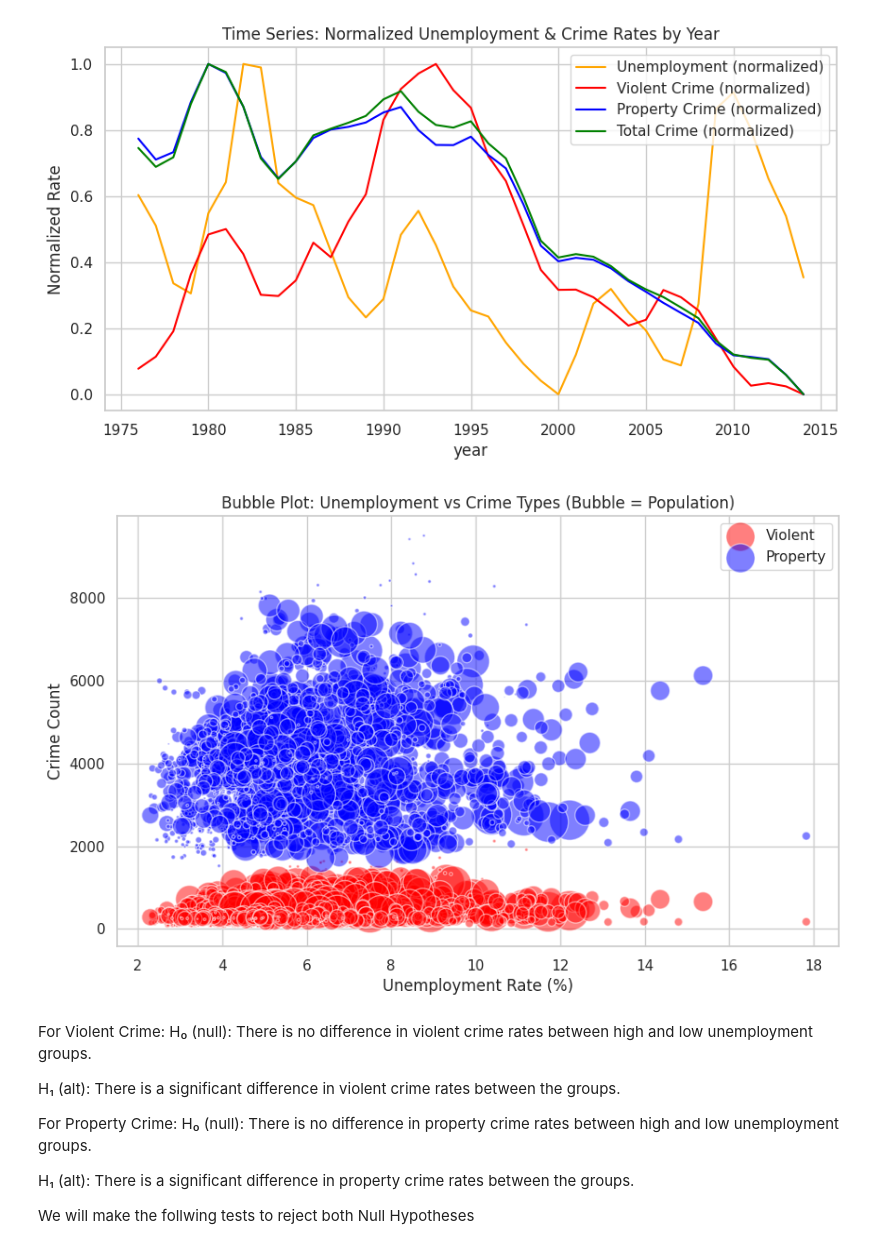
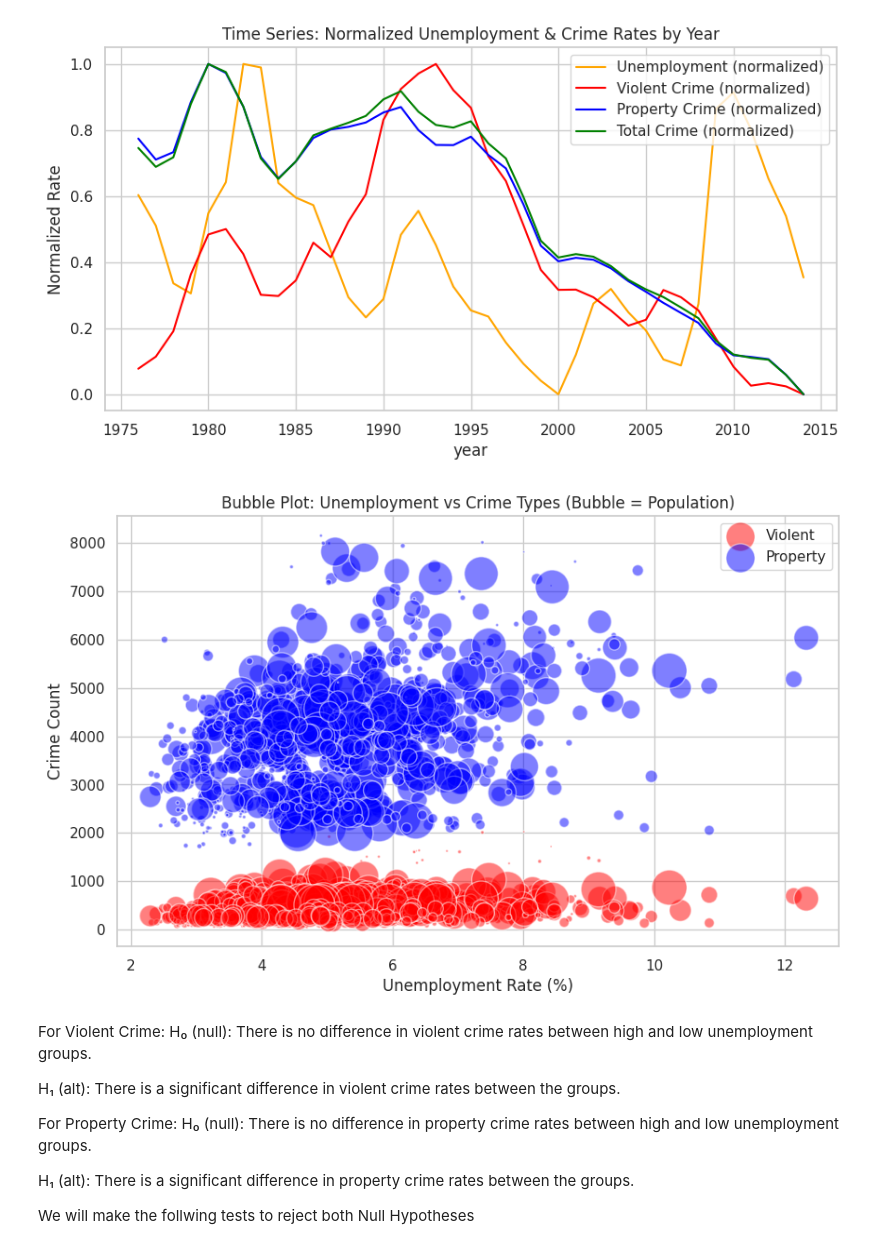
Before and after one commit to Kiro-create/Crime-Unemployment, a Jupyter notebook: Unemployment_Crime_Cleaned_edited_(1).ipynb, the cells around one changed output. Drawn from its saved outputs; the diff is of its cells as text; code cells hidden in the pictures.

```diff
--- a/Unemployment_Crime_Cleaned_edited_(1).ipynb
+++ b/Unemployment_Crime_Cleaned_edited_(1).ipynb
@@ -338,17 +338,17 @@ plt.show()
 # %%
 # 🔹 4. Bubble Plot: Add Population Dimension
 plt.figure(figsize=(10, 6))
-sizes = (df['population'] - df['population'].min()) / (df['population'].max() - df['population'].min()) * 1000
-plt.scatter(df['unemployment'], df['violent_total'], s=sizes, alpha=0.5, c='red', edgecolors='w', label='Violent')
-plt.scatter(df['unemployment'], df['property_total'], s=sizes, alpha=0.5, c='blue', edgecolors='w', label='Property')
+sizes = (df_filtered['population'] - df_filtered['population'].min()) / (df_filtered['population'].max() - df_filtered['population'].min()) * 1000
+plt.scatter(df_filtered['unemployment'], df_filtered['violent_total'], s=sizes, alpha=0.5, c='red', edgecolors='w', label='Violent')
+plt.scatter(df_filtered['unemployment'], df_filtered['property_total'], s=sizes, alpha=0.5, c='blue', edgecolors='w', label='Property')
 plt.title('Bubble Plot: Unemployment vs Crime Types (Bubble = Population)')
 plt.xlabel('Unemployment Rate (%)')
 plt.ylabel('Crime Count')
 plt.legend()
 plt.grid(True)
 plt.show()
 # %% [output]
-[figure, old version]
+[figure, new version]
 # %% [markdown]
 For Violent Crime:
 H₀ (null): There is no difference in violent crime rates between high and low unemployment groups.
```
Also changed, not shown: parts of 11 cells of this notebook.
